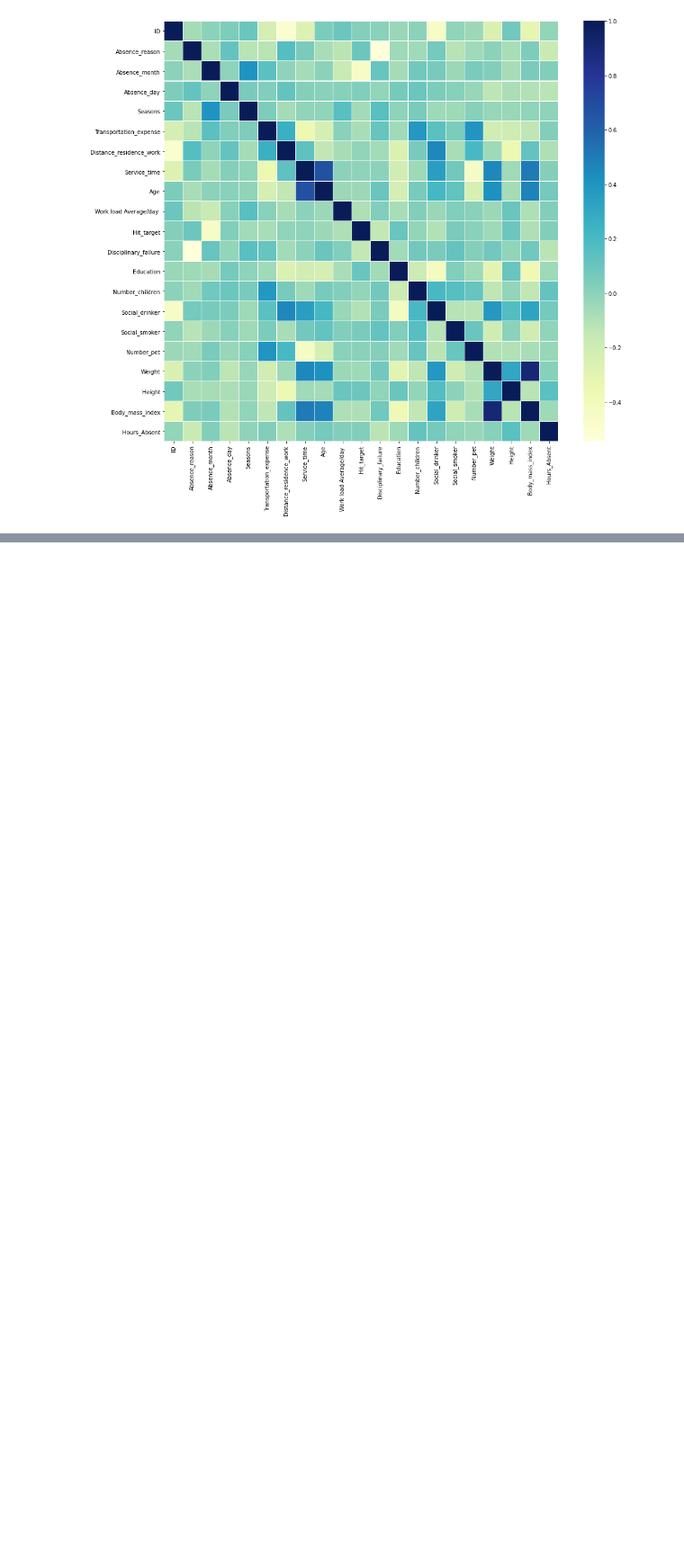
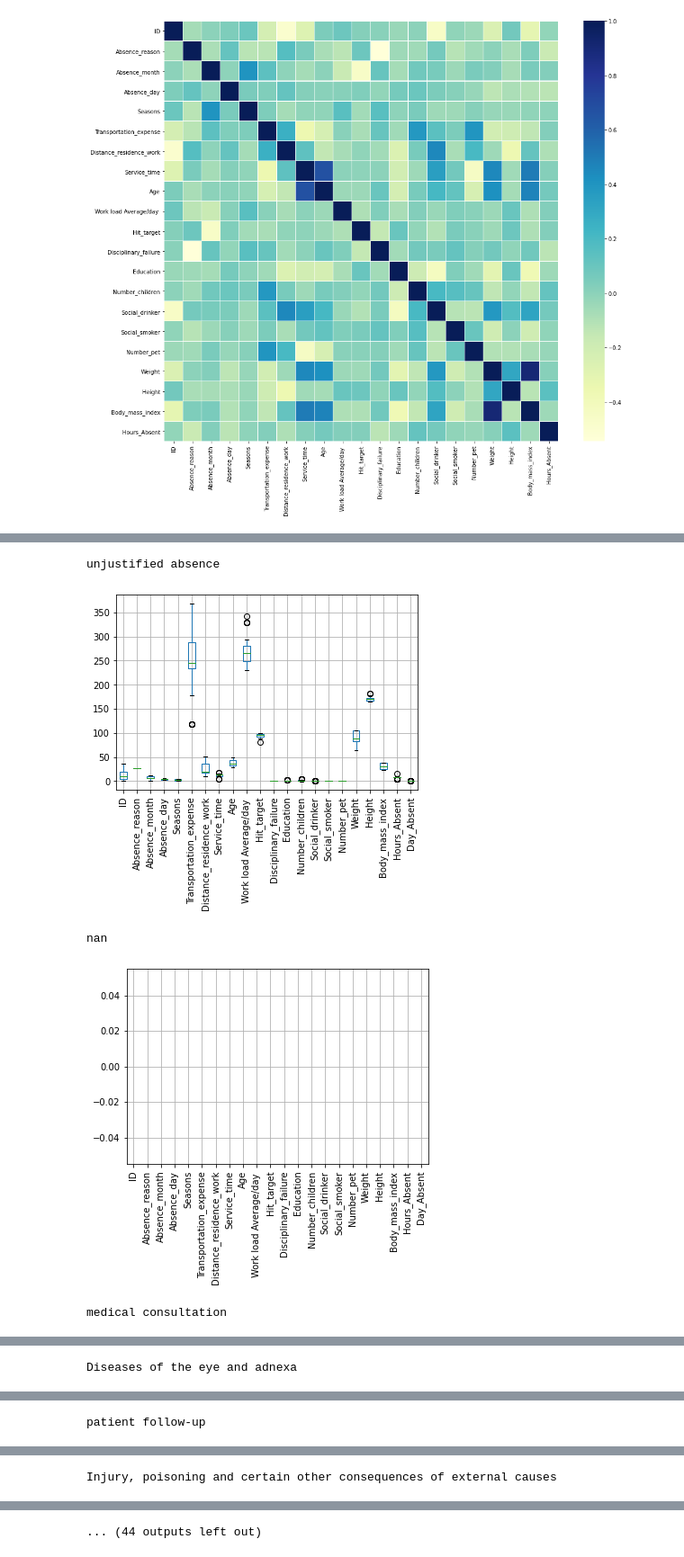
Before and after one commit to dinqui/Capstone-3, a Jupyter notebook: Capstone 3 - Data Wrangling & EDA .ipynb, the cells around one changed output, grey strips where cells are left out. Shown at 90% size. Drawn from its saved outputs; the diff is of its cells as text; code cells hidden in the pictures; blank space fills up the shorter version.

```diff
--- a/Capstone 3 - Data Wrangling & EDA .ipynb
+++ b/Capstone 3 - Data Wrangling & EDA .ipynb
@@ -240,0 +346,11 @@ df.groupby(by='ID').sum()
+# %%
+for reason in df.Absence_reason_description.unique():
+    df[df['Absence_reason_description'] == reason].boxplot(rot=90)
+    print(reason)
+    plt.show()
+# %% [output]
+unjustified absence
+[figure, added]
+nan
+[figure, added]
+medical consultation
@@ -240,0 +358 @@ df.groupby(by='ID').sum()
+Diseases of the eye and adnexa
@@ -240,0 +360 @@ df.groupby(by='ID').sum()
+patient follow-up
@@ -240,0 +362 @@ df.groupby(by='ID').sum()
+Injury, poisoning and certain other consequences of external causes
@@ -240,0 +364 @@ df.groupby(by='ID').sum()
+... (44 outputs left out)
```
Also changed, not shown: parts of 12 cells of this notebook.
